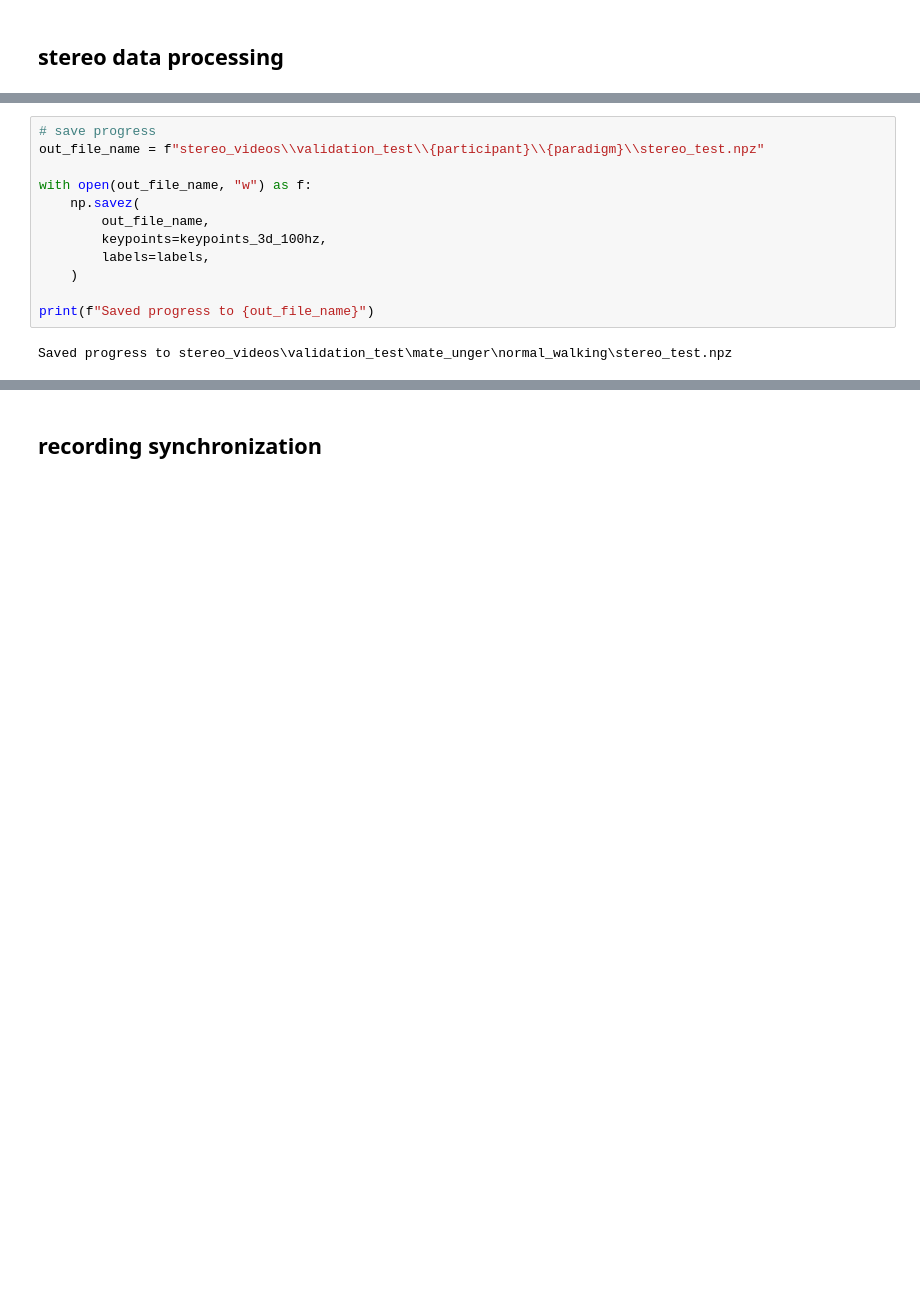
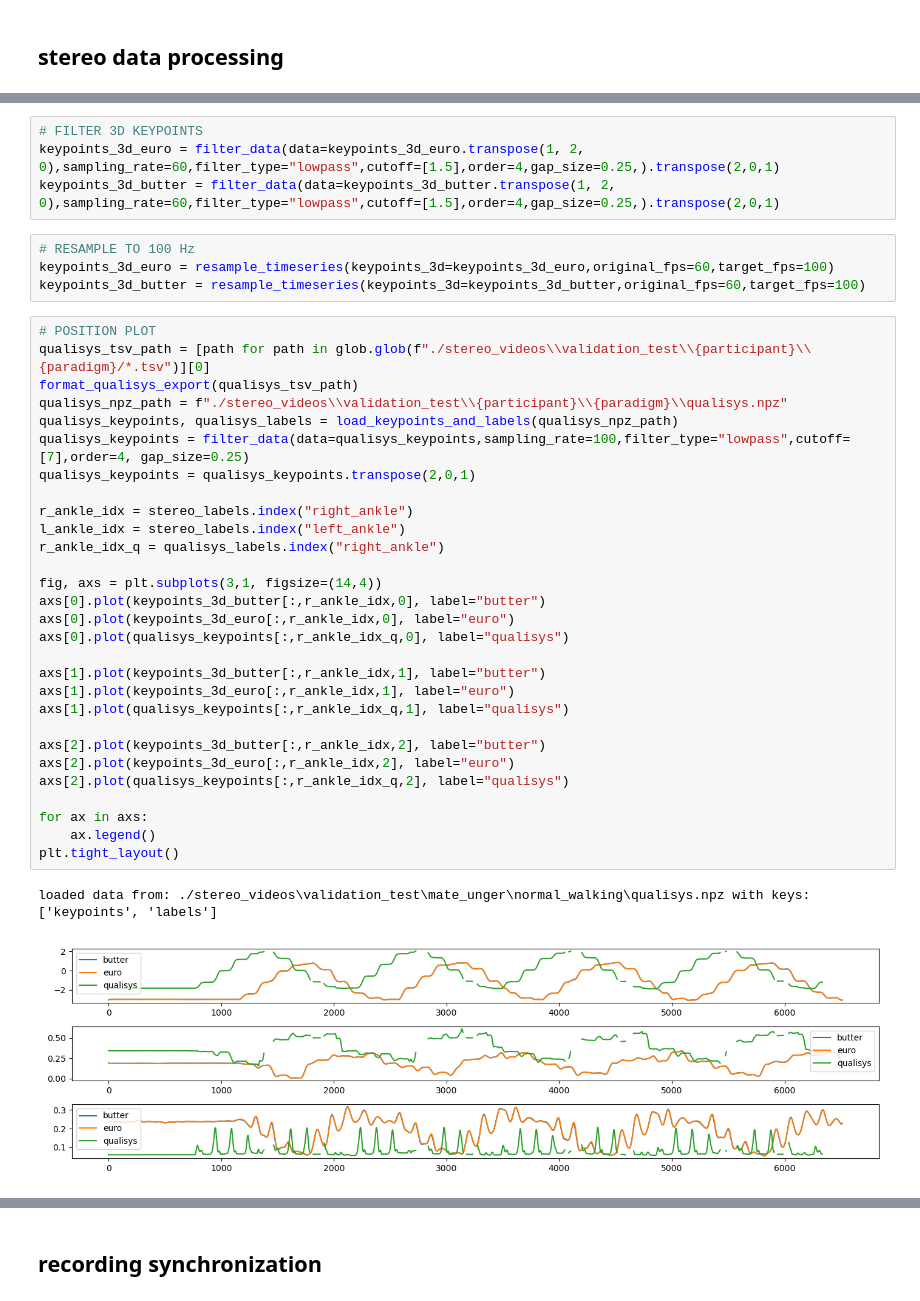
Before and after one commit to MateUnger/StereoVision, a Jupyter notebook: pipeline.ipynb, the cells around one changed output, grey strips where cells are left out. Drawn from its saved outputs; the diff is of its cells as text; blank space fills up the shorter version.

Commit message:
keypoint processing recheck

```diff
--- a/pipeline.ipynb
+++ b/pipeline.ipynb
@@ -2121,14 +2487,40 @@ axs[5].plot(keypoints_3d_100hz[stereo_idx,2,:],'g')
-# %%
-# save progress
-out_file_name = f"stereo_videos\\validation_test\\{participant}\\{paradigm}\\stereo_test.npz"
-
-with open(out_file_name, "w") as f:
-    np.savez(
-        out_file_name,
-        keypoints=keypoints_3d_100hz,
-        labels=labels,
-    )
-
-print(f"Saved progress to {out_file_name}")
-# %% [output]
-Saved progress to stereo_videos\validation_test\mate_unger\normal_walking\stereo_test.npz
+# %%
+# FILTER 3D KEYPOINTS
+keypoints_3d_euro = filter_data(data=keypoints_3d_euro.transpose(1, 2, 0),sampling_rate=60,filter_type="lowpass",cutoff=[1.5],order=4,gap_size=0.25,).transpose(2,0,1)
+keypoints_3d_butter = filter_data(data=keypoints_3d_butter.transpose(1, 2, 0),sampling_rate=60,filter_type="lowpass",cutoff=[1.5],order=4,gap_size=0.25,).transpose(2,0,1)
+# %%
+# RESAMPLE TO 100 Hz
+keypoints_3d_euro = resample_timeseries(keypoints_3d=keypoints_3d_euro,original_fps=60,target_fps=100)
+keypoints_3d_butter = resample_timeseries(keypoints_3d=keypoints_3d_butter,original_fps=60,target_fps=100)
+# %%
+# POSITION PLOT
+qualisys_tsv_path = [path for path in glob.glob(f"./stereo_videos\\validation_test\\{participant}\\{paradigm}/*.tsv")][0]
+format_qualisys_export(qualisys_tsv_path)
+qualisys_npz_path = f"./stereo_videos\\validation_test\\{participant}\\{paradigm}\\qualisys.npz"
+qualisys_keypoints, qualisys_labels = load_keypoints_and_labels(qualisys_npz_path)
+qualisys_keypoints = filter_data(data=qualisys_keypoints,sampling_rate=100,filter_type="lowpass",cutoff=[7],order=4, gap_size=0.25)
+qualisys_keypoints = qualisys_keypoints.transpose(2,0,1)
+
+r_ankle_idx = stereo_labels.index("right_ankle")
+l_ankle_idx = stereo_labels.index("left_ankle")
+r_ankle_idx_q = qualisys_labels.index("right_ankle")
+
+fig, axs = plt.subplots(3,1, figsize=(14,4))
+axs[0].plot(keypoints_3d_butter[:,r_ankle_idx,0], label="butter")
+axs[0].plot(keypoints_3d_euro[:,r_ankle_idx,0], label="euro")
+axs[0].plot(qualisys_keypoints[:,r_ankle_idx_q,0], label="qualisys")
+
+axs[1].plot(keypoints_3d_butter[:,r_ankle_idx,1], label="butter")
+axs[1].plot(keypoints_3d_euro[:,r_ankle_idx,1], label="euro")
+axs[1].plot(qualisys_keypoints[:,r_ankle_idx_q,1], label="qualisys")
+
+axs[2].plot(keypoints_3d_butter[:,r_ankle_idx,2], label="butter")
+axs[2].plot(keypoints_3d_euro[:,r_ankle_idx,2], label="euro")
+axs[2].plot(qualisys_keypoints[:,r_ankle_idx_q,2], label="qualisys")
+
+for ax in axs:
+    ax.legend()
+plt.tight_layout()
+# %% [output]
+loaded data from: ./stereo_videos\validation_test\mate_unger\normal_walking\qualisys.npz with keys: ['keypoints', 'labels']
+[figure, added]
```
Also changed, not shown: parts of 59 cells of this notebook, 1 other file.
